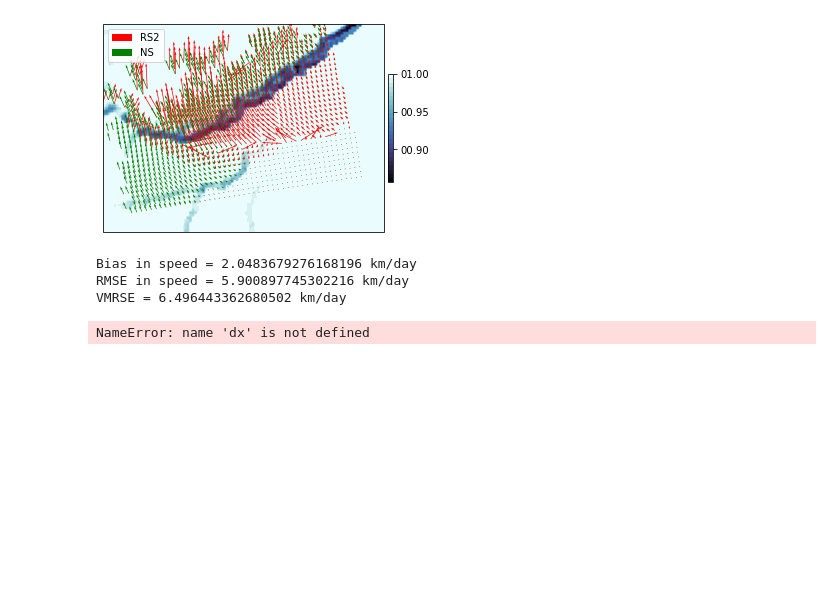
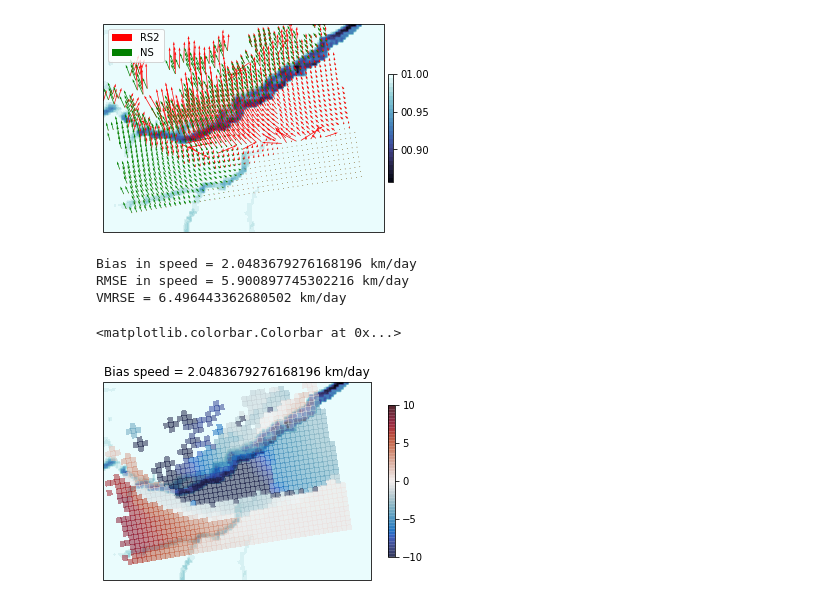
Before and after one commit to tdcwilliams/arktalas-scripts, a Jupyter notebook: python/RS2_drift/compare_rs2_moorings.ipynb, the cells around one changed output. Cells and saved outputs as stored; diff of their text form; code cells hidden in the pictures; blank space fills up the shorter version.

```diff
--- a/python/RS2_drift/compare_rs2_moorings.ipynb
+++ b/python/RS2_drift/compare_rs2_moorings.ipynb
@@ -189,19 +189,20 @@ VMRSE = 6.496443362680502 km/day
 # %%
 unit_fac = 1e-3*24*3600/delta_t #m -> km/day
 spd_diff = np.full_like(pm_results['lon1pm'], np.nan) #m
 spd_diff[gpi_rs2] = (
-    np.hypot(dx, dy)
+    np.hypot(dx_mod, dy_mod)
     - np.hypot(pm_results['upm_clean'][gpi_rs2], pm_results['vpm_clean'][gpi_rs2])
     )
 fig, ax = grid0.plot(sic_av, add_colorbar=False)
 x1pm, y1pm = NS_PROJ.pyproj(pm_results['lon1pm'], pm_results['lat1pm'])
 spd_diff *= unit_fac #km/day
 im = ax.pcolor(x1pm, y1pm, spd_diff, cmap='balance',
                shading='auto', vmin=-10, vmax=10, alpha=0.5)
 ax.set_title(f'Bias speed = {bias_speed} km/day')
 fig.colorbar(im, shrink=0.7)
 # %% [output]
-NameError: name 'dx' is not defined
+<matplotlib.colorbar.Colorbar at 0x...>
+[figure, added]
 # %%
 vdiff = np.full_like(pm_results['lon1pm'], np.nan) #m
 vdiff[gpi_rs2] = np.hypot(
```
Also changed, not shown: parts of 3 cells of this notebook.
